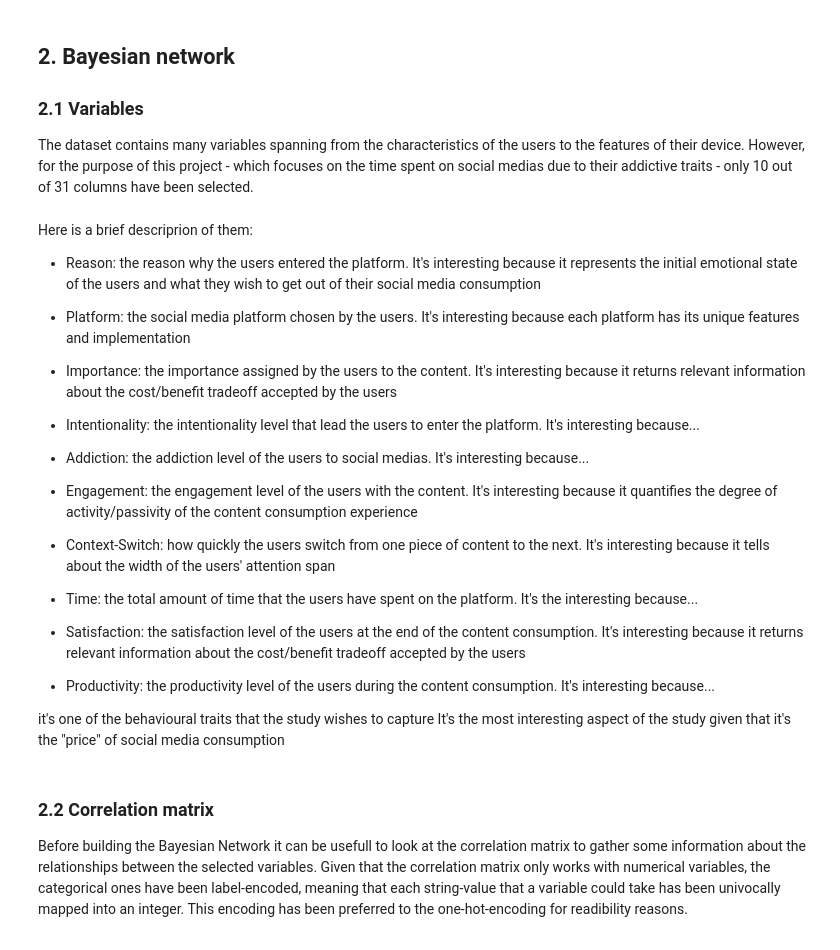
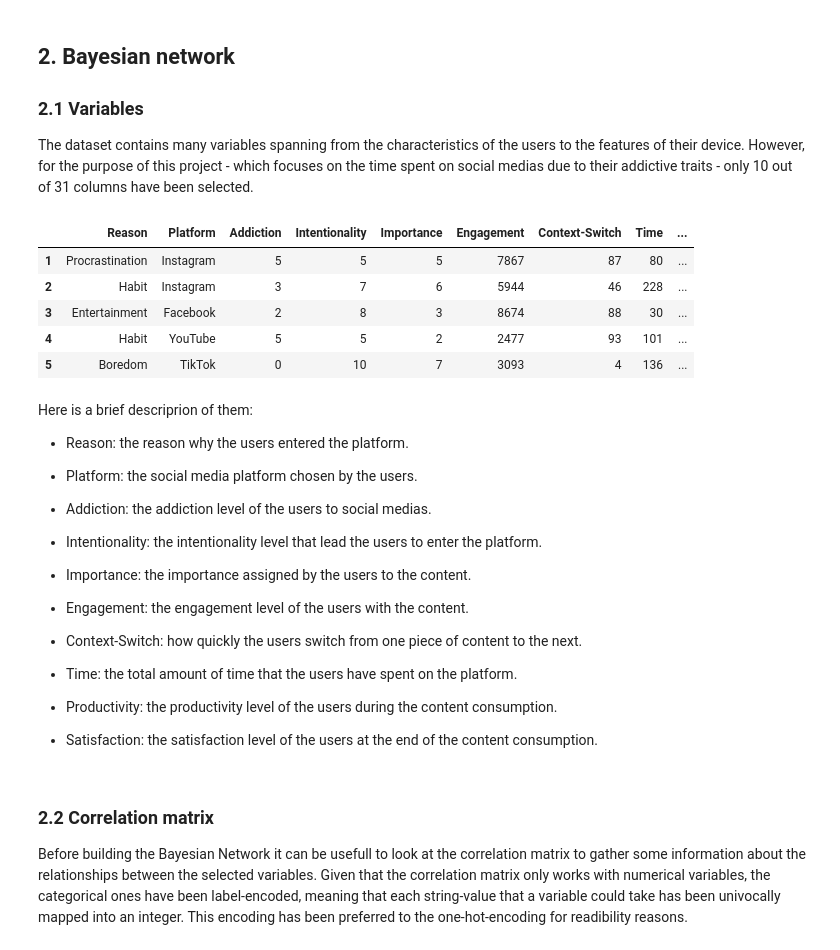
Before and after one commit to Jtries/socialMediaBayes, a Jupyter notebook: social_media_bayes.ipynb, the cells around one changed output. Saved outputs shown, nothing was run; the diff lists cells and outputs as text; code cells hidden in the pictures.

```diff
--- a/social_media_bayes.ipynb
+++ b/social_media_bayes.ipynb
@@ -54,38 +67,42 @@ data.head()
 The dataset contains many variables spanning from the characteristics of the users to the features of their device. However, for the purpose of this project - which focuses on the time spent on social medias due to their addictive traits - only 10 out of 31 columns have been selected.
 # %%
 # Selects only relevant columns
-selected_data = data[['Watch Reason', 'Platform', 'Importance Score', 'Self Control', 'Addiction Level', 'Engagement', 'Scroll Rate', 'Total Time Spent', 'Satisfaction', 'ProductivityLoss']]
+selected_data = data[['Watch Reason', 'Platform', 'Addiction Level', 'Self Control', 'Importance Score', 'Engagement', 'Scroll Rate', 'Total Time Spent', 'ProductivityLoss', 'Satisfaction']]
 
 # Renames the selected columns for clarity
 selected_data.loc[:, 'ProductivityLoss'].apply(lambda x: 10 - x)
-selected_data.columns = ['Reason', 'Platform', 'Importance', 'Intentionality', 'Addiction', 'Engagement', 'Context-Switch', 'Time', 'Satisfaction', 'Productivity']
+selected_data.columns = ['Reason', 'Platform', 'Addiction', 'Intentionality', 'Importance', 'Engagement', 'Context-Switch', 'Time', 'Productivity', 'Satisfaction']
 selected_data.index = data.UserID.values
 selected_data.head()
+# %% [output]
+|  | Reason | Platform | Addiction | Intentionality | Importance | Engagement | Context-Switch | Time | ... |
+| 1 | Procrastination | Instagram | 5 | 5 | 5 | 7867 | 87 | 80 | ... |
+| 2 | Habit | Instagram | 3 | 7 | 6 | 5944 | 46 | 228 | ... |
+| 3 | Entertainment | Facebook | 2 | 8 | 3 | 8674 | 88 | 30 | ... |
+| 4 | Habit | YouTube | 5 | 5 | 2 | 2477 | 93 | 101 | ... |
+| 5 | Boredom | TikTok | 0 | 10 | 7 | 3093 | 4 | 136 | ... |
 # %% [markdown]
 Here is a brief descriprion of them:
 
-- Reason: the reason why the users entered the platform. It's interesting because it represents the initial emotional state of the users and what they wish to get out of their social media consumption
+- Reason: the reason why the users entered the platform.
 
-- Platform: the social media platform chosen by the users. It's interesting because each platform has its unique features and implementation
+- Platform: the social media platform chosen by the users.
 
-- Importance: the importance assigned by the users to the content. It's interesting because it returns relevant information about the cost/benefit tradeoff accepted by the users
+- Addiction: the addiction level of the users to social medias.
 
-- Intentionality: the intentionality level that lead the users to enter the platform. It's interesting because...
+- Intentionality: the intentionality level that lead the users to enter the platform.
 
-- Addiction: the addiction level of the users to social medias. It's interesting because...
+- Importance: the importance assigned by the users to the content.
 
-- Engagement: the engagement level of the users with the content. It's interesting because it quantifies the degree of activity/passivity of the content consumption experience
+- Engagement: the engagement level of the users with the content.
 
-- Context-Switch: how quickly the users switch from one piece of content to the next. It's interesting because it tells about the width of the users' attention span
+- Context-Switch: how quickly the users switch from one piece of content to the next.
 
-- Time: the total amount of time that the users have spent on the platform. It's the interesting because...
+- Time: the total amount of time that the users have spent on the platform.
 
-- Satisfaction: the satisfaction level of the users at the end of the content consumption. It's interesting because it returns relevant information about the cost/benefit tradeoff accepted by the users
+- Productivity: the productivity level of the users during the content consumption.
 
-- Productivity: the productivity level of the users during the content consumption. It's interesting because...
-
-it's one of the behavioural traits that the study wishes to capture
-It's the most interesting aspect of the study given that it's the "price" of social media consumption
+- Satisfaction: the satisfaction level of the users at the end of the content consumption.
 # %% [markdown]
 ### 2.2 Correlation matrix
 Before building the Bayesian Network it can be usefull to look at the correlation matrix to gather some information about the relationships between the selected variables. Given that the correlation matrix only works with numerical variables, the categorical ones have been label-encoded, meaning that each string-value that a variable could take has been univocally mapped into an integer. This encoding has been preferred to the one-hot-encoding for readibility reasons.
```
Also changed, not shown: parts of 22 cells of this notebook.
